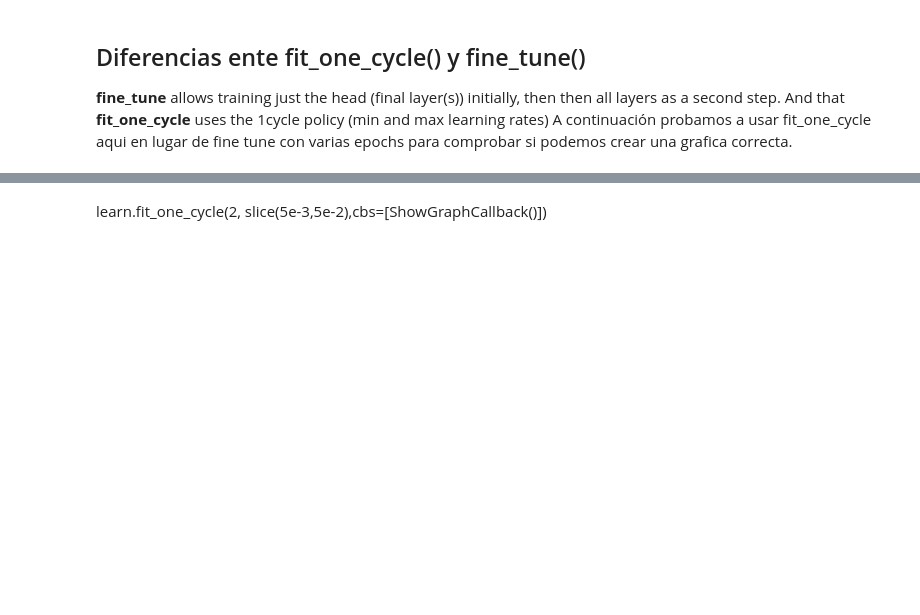
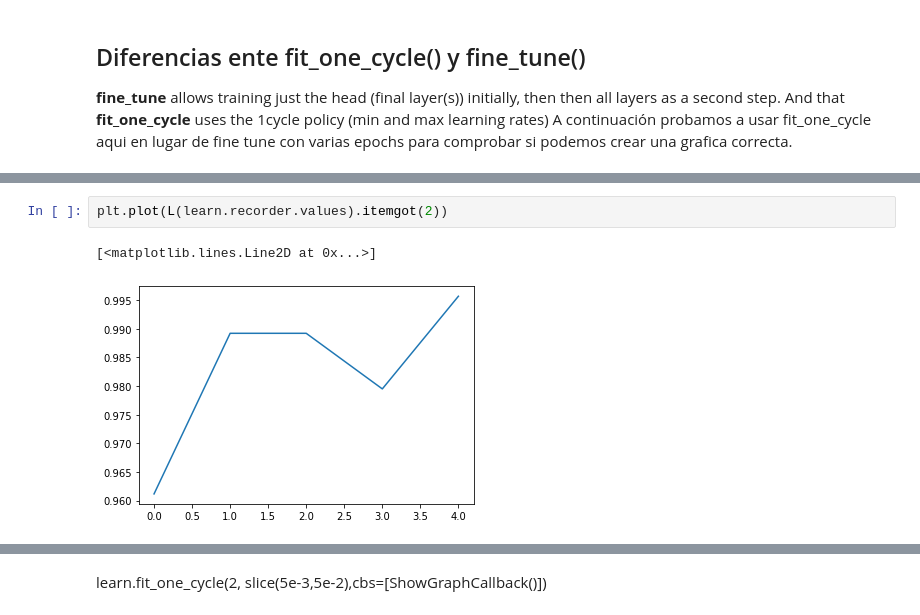
Before and after one commit to Istaliyan/PruebasTFG, a Jupyter notebook: ClasificadorSoldadurasTipo2.ipynb, the cells around one changed output, grey strips where cells are left out. Drawn from its saved outputs; the diff is of its cells as text; blank space fills up the shorter version.

```diff
--- a/ClasificadorSoldadurasTipo2.ipynb
+++ b/ClasificadorSoldadurasTipo2.ipynb
@@ -103,3 +133,8 @@ learn.fit_one_cycle(2)
+# %%
+plt.plot(L(learn.recorder.values).itemgot(2))
+# %% [output]
+[<matplotlib.lines.Line2D at 0x...>]
+[figure, added]
 # %%
 learn.recorder.plot_loss()
 # %% [output]
```
Also changed, not shown: parts of 19 cells of this notebook.
